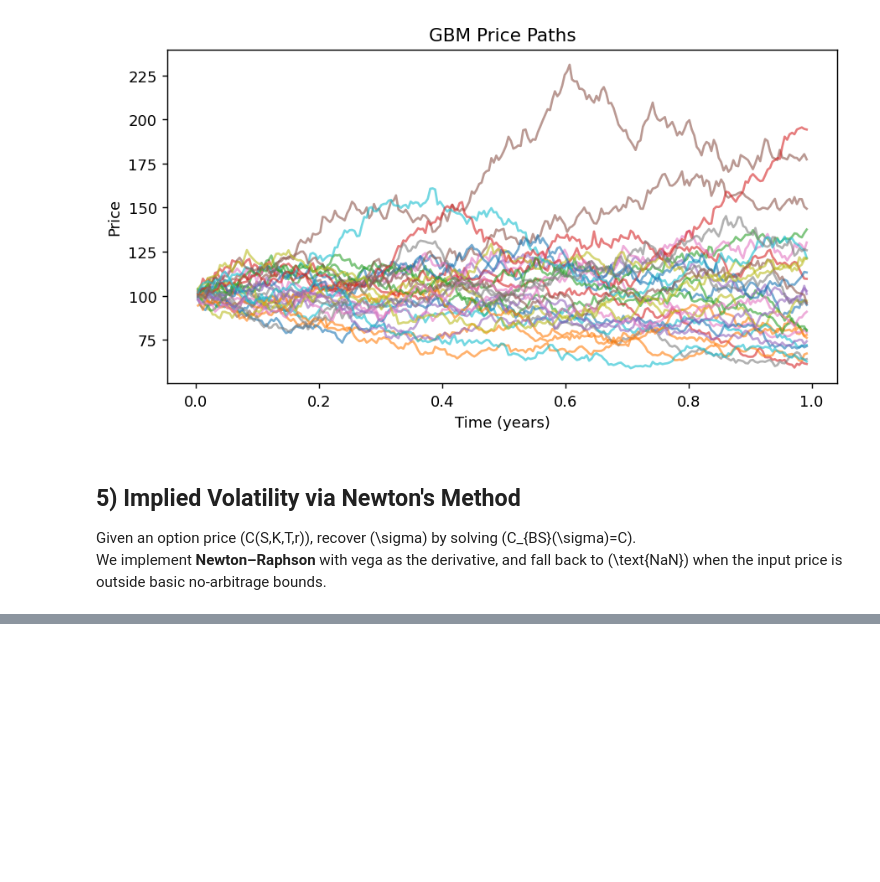
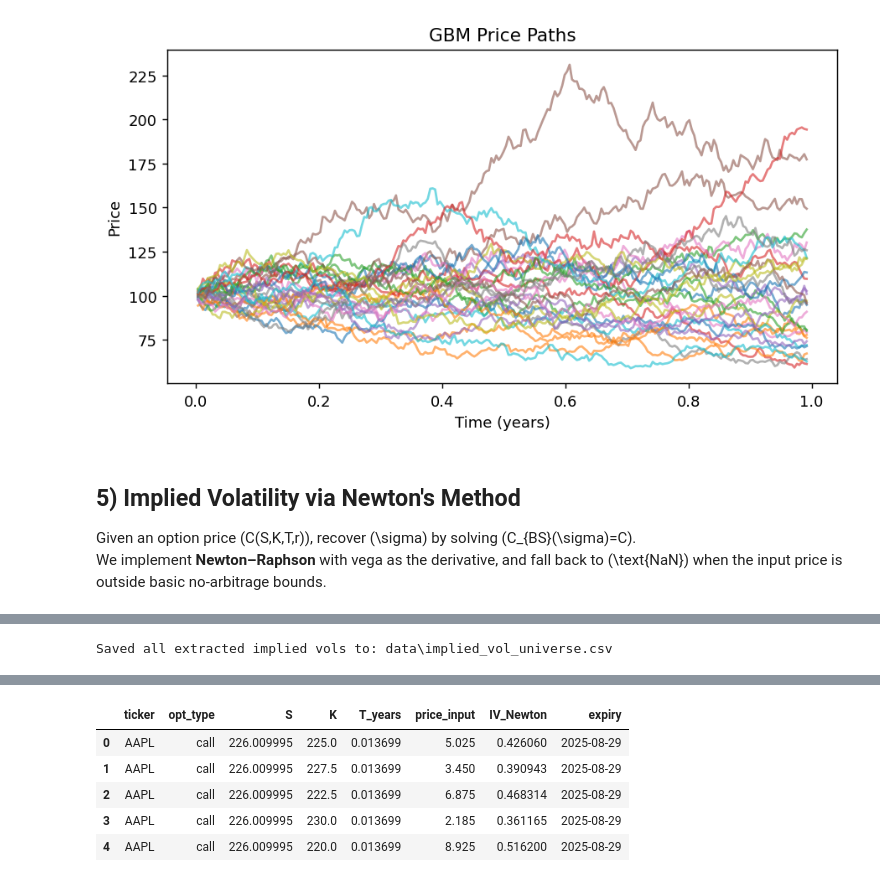
Before and after one commit to shervin-taheripour/stock-analysis-tool, a Jupyter notebook: analysis/option_pricing_models.ipynb, the cells around one changed output, grey strips where cells are left out. Drawn from its saved outputs; the diff is of its cells as text; code cells hidden in the pictures; blank space fills up the shorter version.

```diff
--- a/analysis/option_pricing_models.ipynb
+++ b/analysis/option_pricing_models.ipynb
@@ -568,0 +716,72 @@ Saved all extracted implied vols to: data\implied_vol_universe.csv
+# %%
+def implied_vol_newton(price, S, K, T, r, opt_type="call", sigma0=0.25, tol=1e-7, maxit=100):
+    from scipy.stats import norm
+    # Check arbitrage bounds
+    intrinsic = max(0.0, S-K) if opt_type=="call" else max(0.0, K-S)
+    upper = S if opt_type=="call" else K
+    if not (intrinsic <= price <= upper):
+        return np.nan
+    sigma = max(1e-6, float(sigma0))
+    for _ in range(maxit):
+        d1 = (np.log(S/K) + (r + 0.5*sigma**2)*T) / (sigma*np.sqrt(T))
+        d2 = d1 - sigma*np.sqrt(T)
+        if opt_type == "call":
+            v = S*norm.cdf(d1) - K*np.exp(-r*T)*norm.cdf(d2)
+        else:
+            v = K*np.exp(-r*T)*norm.cdf(-d2) - S*norm.cdf(-d1)
+        diff = v - price
+        if abs(diff) < tol:
+            return max(sigma, 0.0)
+        vg = S*norm.pdf(d1)*np.sqrt(T)
+        if vg <= 1e-12:
+            break
+        sigma -= diff / vg
+        sigma = float(np.clip(sigma, 1e-6, 5.0))
+    return np.nan
+
+from datetime import datetime
+
+r = 0.01
+ohlcv = load_ohlcv_from_cache()
+universe = sorted(ohlcv["ticker"].unique())
+DATA_DIR = Path("data")
+
+iv_rows = []
+for ticker in universe:
+    S = get_spot_from_cache(ticker)
+    try:
+        ch = get_chain(ticker, expiry=None).copy()
+        price_col = "mid" if "mid" in ch.columns and ch["mid"].notna().any() else "last_price"
+        for opt_type in ["call", "put"]:
+            ch_type = ch[(ch["option_type"] == opt_type) & ch[price_col].notna()]
+            if ch_type.empty:
+                print(f"No prices for {ticker} ({opt_type})")
+                continue
+            ch_type["moneyness"] = abs(ch_type["strike"] - S)
+            ch_type = ch_type.sort_values("moneyness").head(5)  # few near-ATM
+            for _, row in ch_type.iterrows():
+                K = float(row["strike"])
+                price = float(row[price_col])
+                expiry_val = row.get("expiration_date")
+                if pd.notna(expiry_val):
+                    expiry_dt = pd.to_datetime(expiry_val)
+                    today = pd.Timestamp.utcnow().tz_localize(None)
+                    T = max((expiry_dt - today).days / 365.0, 1/365)
+                else:
+                    T = 30/365.0
+                sigma_iv = implied_vol_newton(price, S, K, T, r, opt_type=opt_type, sigma0=0.25)
+                if not pd.isna(sigma_iv):
+                    iv_rows.append({
+                        "ticker": ticker, "opt_type": opt_type, "S": S, "K": K, "T_years": T,
+                        "price_input": price, "IV_Newton": sigma_iv,
+                        "expiry": expiry_val
+                    })
+    except Exception as e:
+        print(f"Skipped {ticker}: {e}")
+
+iv_df = pd.DataFrame(iv_rows)
+outpath = DATA_DIR / "implied_vol_universe.csv"
+iv_df.to_csv(outpath, index=False)
+print(f"Saved all extracted implied vols to: {outpath}")
+display(iv_df.head())
+# %% [output]
@@ -568,0 +805 @@ Saved all extracted implied vols to: data\implied_vol_universe.csv
+Saved all extracted implied vols to: data\implied_vol_universe.csv
@@ -568,0 +816,6 @@ Saved all extracted implied vols to: data\implied_vol_universe.csv
+|  | ticker | opt_type | S | K | T_years | price_input | IV_Newton | expiry |
+| 0 | AAPL | call | 226.009995 | 225.0 | 0.013699 | 5.025 | 0.426060 | 2025-08-29 |
+| 1 | AAPL | call | 226.009995 | 227.5 | 0.013699 | 3.450 | 0.390943 | 2025-08-29 |
+| 2 | AAPL | call | 226.009995 | 222.5 | 0.013699 | 6.875 | 0.468314 | 2025-08-29 |
+| 3 | AAPL | call | 226.009995 | 230.0 | 0.013699 | 2.185 | 0.361165 | 2025-08-29 |
+| 4 | AAPL | call | 226.009995 | 220.0 | 0.013699 | 8.925 | 0.516200 | 2025-08-29 |
```
Also changed, not shown: parts of 14 cells of this notebook, 12 other files.
